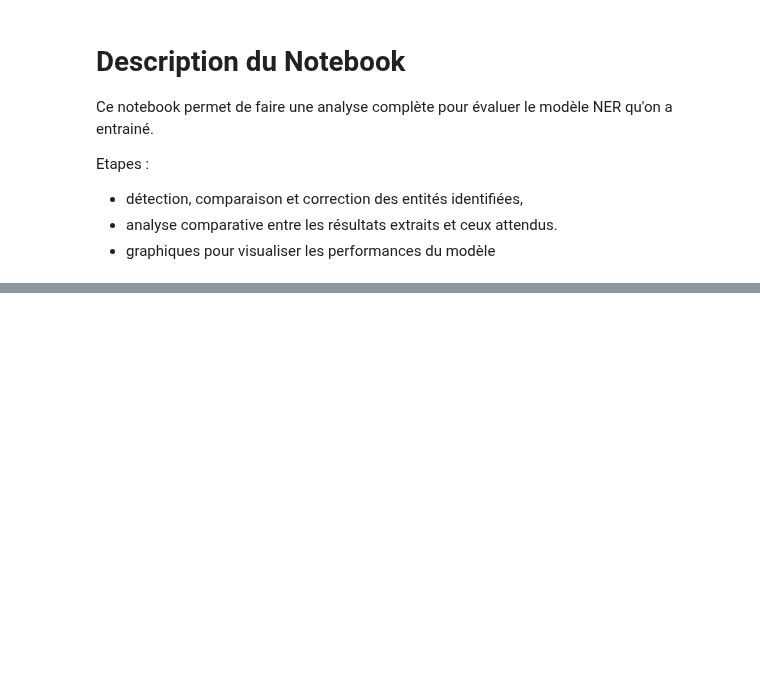
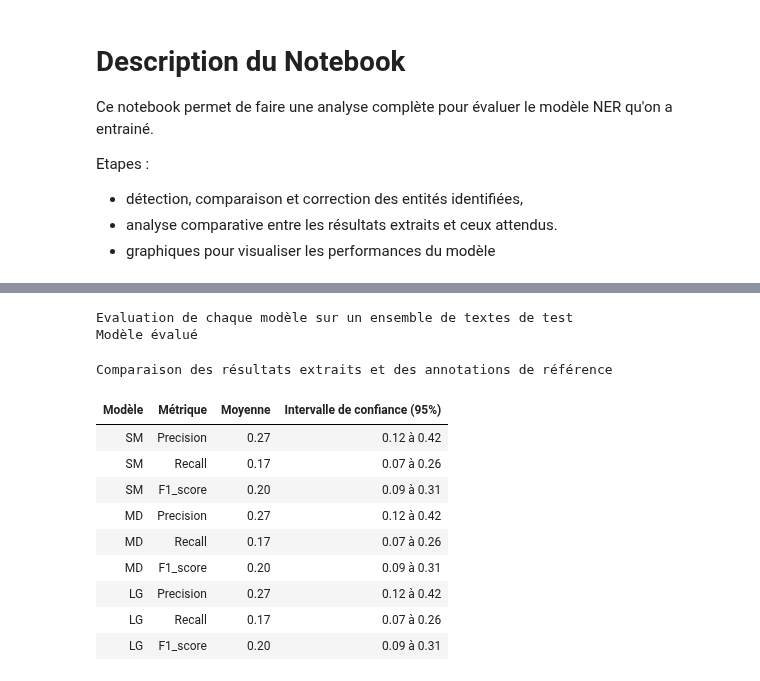
Before and after one commit to JeanBaptiste02/Travel-Order-Resolver, a Jupyter notebook: src/nlp/notebooks/evaluation/model_performance_evaluation.ipynb, the cells around one changed output, grey strips where cells are left out. Saved outputs shown, nothing was run; the diff lists cells and outputs as text; code cells hidden in the pictures; blank space fills up the shorter version.

```diff
--- a/src/nlp/notebooks/evaluation/model_performance_evaluation.ipynb
+++ b/src/nlp/notebooks/evaluation/model_performance_evaluation.ipynb
@@ -210,0 +116,79 @@ Analyse des erreurs: {'SM': [{'false_positive': [], 'false_negative': []}, {'fal
+# %%
+print("Evaluation de chaque modèle sur un ensemble de textes de test")
+def evaluate_models(nlp_models, texts, ground_truths):
+    results = {key: [] for key in nlp_models.keys()}
+    for text in texts:
+        for model_key, model in nlp_models.items():
+            doc = model(text)
+            entities = extract_entities(doc)
+            results[model_key].append(entities)
+    return results
+
+results = evaluate_models(nlp_models, test_texts, ground_truths)
+print("Modèle évalué")
+# %% [output]
+Evaluation de chaque modèle sur un ensemble de textes de test
+Modèle évalué
+# %%
+print("Comparaison des résultats extraits et des annotations de référence")
+def compute_metrics(results, ground_truths):
+    metrics = {key: {'precision': [], 'recall': [], 'f1_score': []} for key in results.keys()}
+
+    # Calcul des métriques pour chaque modèle
+    for model_key, model_results in results.items():
+        for predicted, true in zip(model_results, ground_truths):
+            true_set = set(true)
+            pred_set = set(predicted)
+            tp = len(true_set & pred_set)
+            fp = len(pred_set - true_set)
+            fn = len(true_set - pred_set)
+
+            precision = tp / (tp + fp) if tp + fp > 0 else 0
+            recall = tp / (tp + fn) if tp + fn > 0 else 0
+            f1_score = (2 * precision * recall) / (precision + recall) if precision + recall > 0 else 0
+
+            metrics[model_key]['precision'].append(precision)
+            metrics[model_key]['recall'].append(recall)
+            metrics[model_key]['f1_score'].append(f1_score)
+
+    # Calcul des moyennes et des intervalles de confiance
+    summary_data = []  # Liste pour stocker les résultats des résumés
+    for model_key in metrics:
+        for metric in metrics[model_key]:
+            metric_scores = metrics[model_key][metric]
+            mean_score = np.mean(metric_scores)
+            std_error = np.std(metric_scores) / np.sqrt(len(metric_scores))
+            confidence_interval = 1.96 * std_error  # Intervalle de confiance 95%
+            summary_data.append({
+                'Modèle': model_key,
+                'Métrique': metric.capitalize(),
+                'Moyenne': f"{mean_score:.2f}",
+                'Intervalle de confiance (95%)': f"{mean_score - confidence_interval:.2f} à {mean_score + confidence_interval:.2f}"
+            })
+
+    # Créer un DataFrame à partir des résumés
+    metrics_df = pd.DataFrame(summary_data)
+
+    # Formatage du tableau pour une meilleure présentation
+    metrics_df['Moyenne'] = metrics_df['Moyenne'].astype(float)
+    metrics_df['Intervalle de confiance (95%)'] = metrics_df['Intervalle de confiance (95%)'].astype(str)
+
+    # Afficher le DataFrame
+    display(HTML(metrics_df.to_html(index=False, border=0, justify='center')))
+
+    return metrics
+
+# Exécuter le calcul des métriques et afficher les résultats
+metrics = compute_metrics(results, ground_truths)
+# %% [output]
+Comparaison des résultats extraits et des annotations de référence
+| Modèle | Métrique | Moyenne | Intervalle de confiance (95%) |
+| SM | Precision | 0.27 | 0.12 à 0.42 |
+| SM | Recall | 0.17 | 0.07 à 0.26 |
+| SM | F1_score | 0.20 | 0.09 à 0.31 |
+| MD | Precision | 0.27 | 0.12 à 0.42 |
+| MD | Recall | 0.17 | 0.07 à 0.26 |
+| MD | F1_score | 0.20 | 0.09 à 0.31 |
+| LG | Precision | 0.27 | 0.12 à 0.42 |
+| LG | Recall | 0.17 | 0.07 à 0.26 |
+| LG | F1_score | 0.20 | 0.09 à 0.31 |
```
Also changed, not shown: parts of 7 cells of this notebook.
